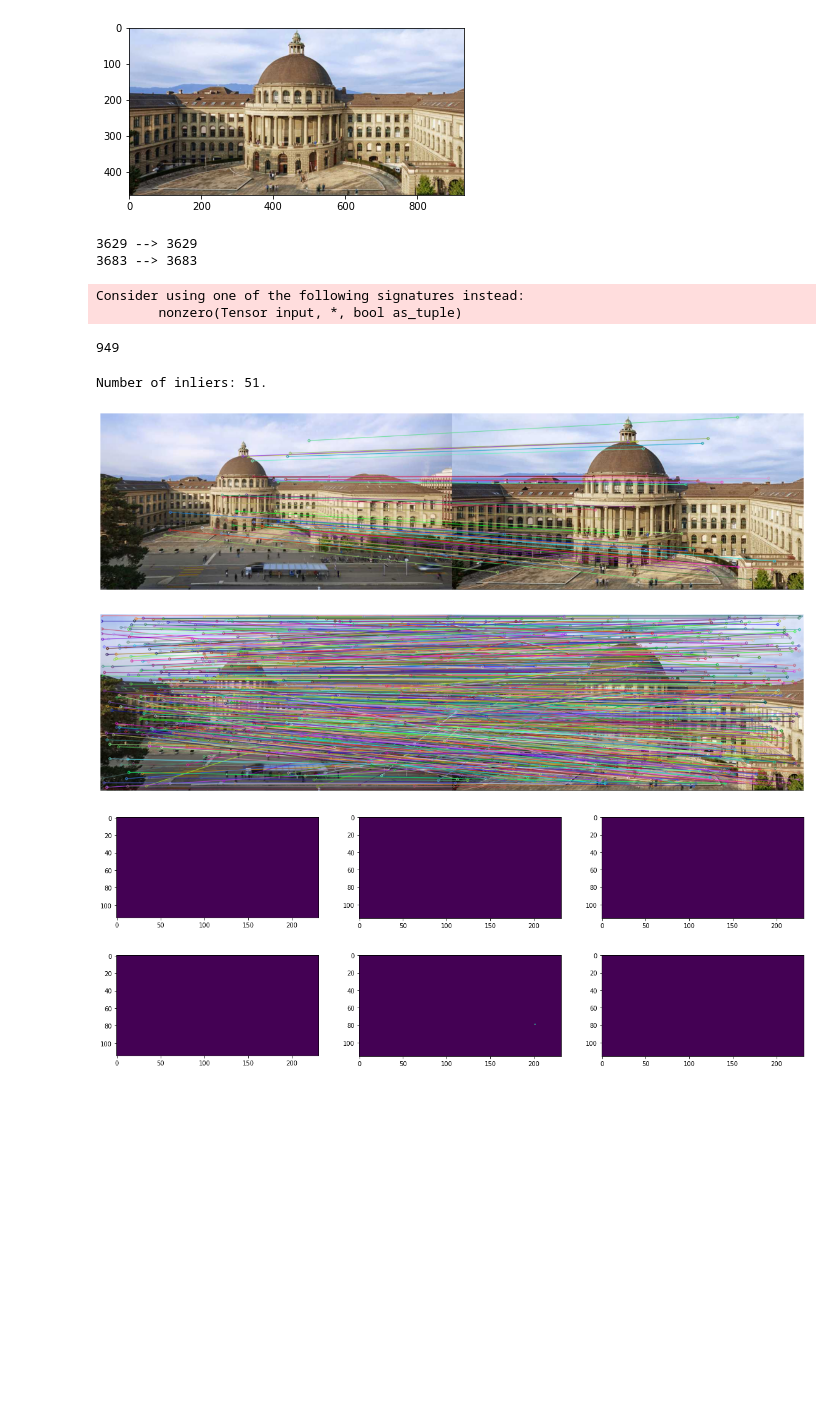
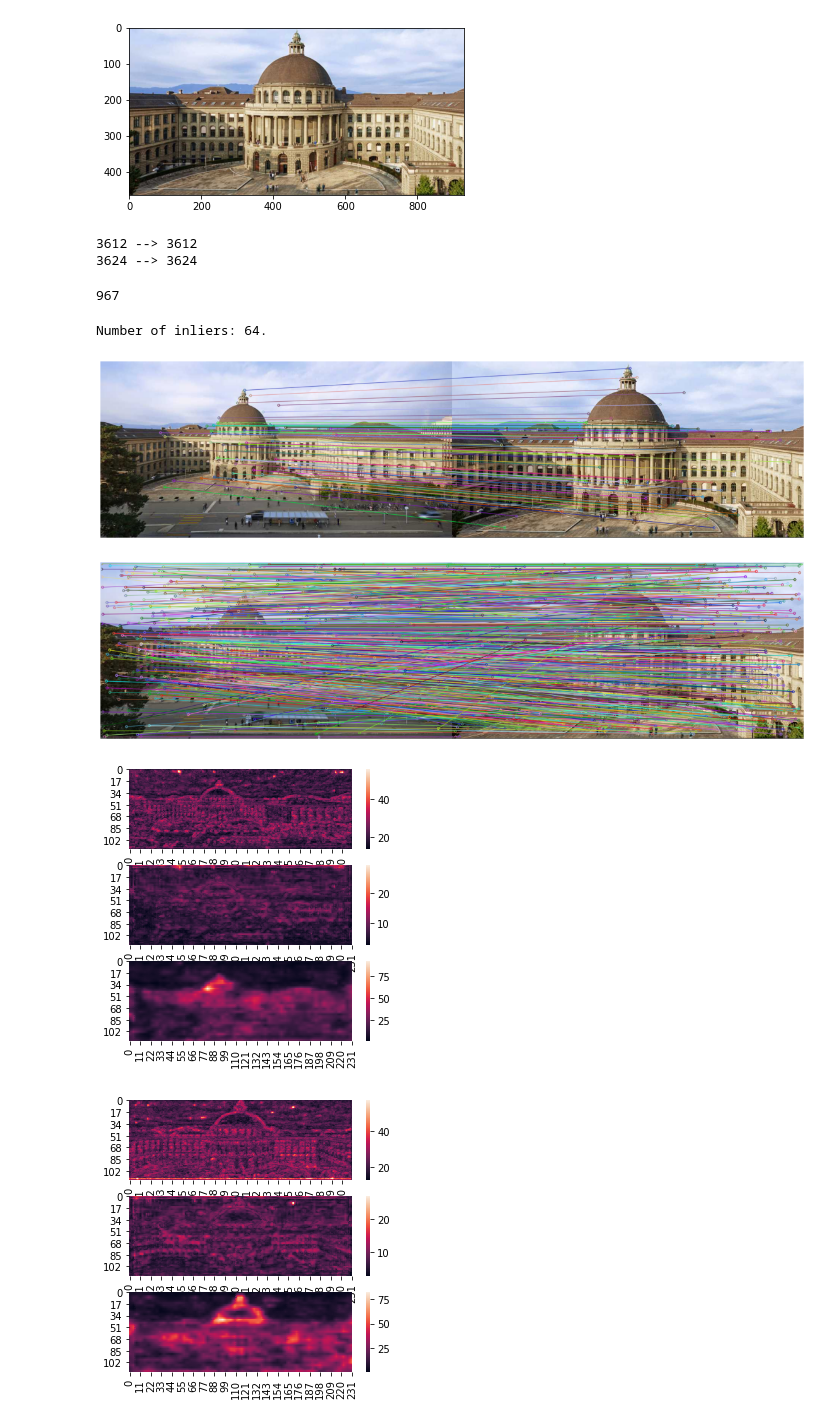
Before and after one commit to RomeoV/deep-local-features, a Jupyter notebook: lib/feature_extractor/extraction_demo.ipynb, the cells around one changed output. Cells and saved outputs as stored; diff of their text form; code cells hidden in the pictures; blank space fills up the shorter version.

Commit message:
get d2net attention

```diff
--- a/lib/feature_extractor/extraction_demo.ipynb
+++ b/lib/feature_extractor/extraction_demo.ipynb
@@ -26,17 +27,17 @@ from lib import load_checkpoint
 # %%
 EncoderModule = autoencoder.FeatureEncoder64Up
-AttentionModule = attention_model.MultiAttentionLayer2
+AttentionModule = attention_model.MultiAttentionLayer
 
 #resnet parameters
 replace_strides = False
 use_nms = False # set to false to visualize attention
-thresh = 0.5
+thresh = 0.2
 max_features=None
 first_stride=1
 use_gpu=True
 
 encoder_ckpt = load_checkpoint.get_encoder_ckpt('correspondence_encoder')
-attention_ckpt = load_checkpoint.get_attention_ckpt('cfe64_multi_attention_v2')
+attention_ckpt = load_checkpoint.get_attention_ckpt('multiattention_dest_N32')
 
 if replace_strides:
     replace_stride_with_dilation = (True, True, True) #(True, True, True) # Default: (False, False, False)
@@ -128,16 +120,14 @@ kp2 = kp2[:s2, :].numpy()
 descr2 = descr2[:s2, :].numpy()
 scores2 = scores2[:s2]
 # %% [output]
-3629 --> 3629
-3683 --> 3683
+3612 --> 3612
+3624 --> 3624
-Consider using one of the following signatures instead:
-        nonzero(Tensor input, *, bool as_tuple)
 # %%
 matches = match_descriptors(descr1, descr2, cross_check=True)
 n_matches = len(matches)
 print(len(matches))
 # %% [output]
-949
+967
 # %%
 keypoints_left = kp1[matches[:, 0], : 2]
 keypoints_right = kp2[matches[:, 1], : 2]
@@ -150,7 +140,7 @@ model, inliers = ransac(
 n_inliers = np.sum(inliers)
 print('Number of inliers: %d.' % n_inliers)
 # %% [output]
-Number of inliers: 51.
+Number of inliers: 64.
 # %%
 inlier_keypoints_left = [cv2.KeyPoint(point[0], point[1], 1) for point in keypoints_left[inliers]]
 inlier_keypoints_right = [cv2.KeyPoint(point[0], point[1], 1) for point in keypoints_right[inliers]]
@@ -173,42 +163,42 @@ image4 = cv2.drawMatches(image1_np, inlier_keypoints_left, image2_np, inlier_key
 
 plt.figure(figsize=(20, 20))
 plt.imshow(image4)
 plt.axis('off')
 plt.show()
 
-fig, axs = plt.subplots(1,3, figsize=(20, 20))
-axs[0].imshow(det1[0])
-axs[1].imshow(det1[1])
-axs[2].imshow(det1[2])
+fig, axs = plt.subplots(3,1, figsize=(5, 5))
+sns.heatmap(det1[0], ax=axs[0])
+sns.heatmap(det1[1], ax=axs[1])
+sns.heatmap(det1[2], ax=axs[2])
 plt.show()
 
-fig, axs = plt.subplots(1,3, figsize=(20, 20))
-axs[0].imshow(det2[0])
-axs[1].imshow(det2[1])
-axs[2].imshow(det2[2])
+fig, axs = plt.subplots(3,1, figsize=(5, 5))
+sns.heatmap(det2[0], ax=axs[0])
+sns.heatmap(det2[1], ax=axs[1])
+sns.heatmap(det2[2], ax=axs[2])
 plt.show()
 
 h1 = min([d.shape[0] for d in det1])
 w1 = min([d.shape[1] for d in det1])
 h2 = min([d.shape[0] for d in det2])
 w2 = min([d.shape[1] for d in det2])
 att_mult1 = det1[0][:h1, :w1] * det1[1][:h1, :w1] * det1[2][:h1, :w1]
 att_mult2 = det2[0][:h2, :w2] * det2[1][:h2, :w2] * det2[2][:h2, :w2]
 
 fig, axs = plt.subplots(1,2, figsize=(20, 20))
 axs[0].imshow(att_mult1)
 axs[1].imshow(att_mult2)
 plt.show()
 
 att_mult1 = det1[0][:h1, :w1] + det1[1][:h1, :w1] + det1[2][:h1, :w1]
 att_mult2 = det2[0][:h2, :w2] + det2[1][:h2, :w2] + det2[2][:h2, :w2]
 
 fig, axs = plt.subplots(1,2, figsize=(20, 20))
 axs[0].imshow(att_mult1)
 axs[1].imshow(att_mult2)
 plt.show()
 # %% [output]
-[figure, old version]
+[figure, new version]
-[figure, old version]
+[figure, new version]
-[figure, old version]
+[figure, new version]
-[figure, old version]
+[figure, new version]
```
Also changed, not shown: parts of 4 cells of this notebook, 5 other files.
